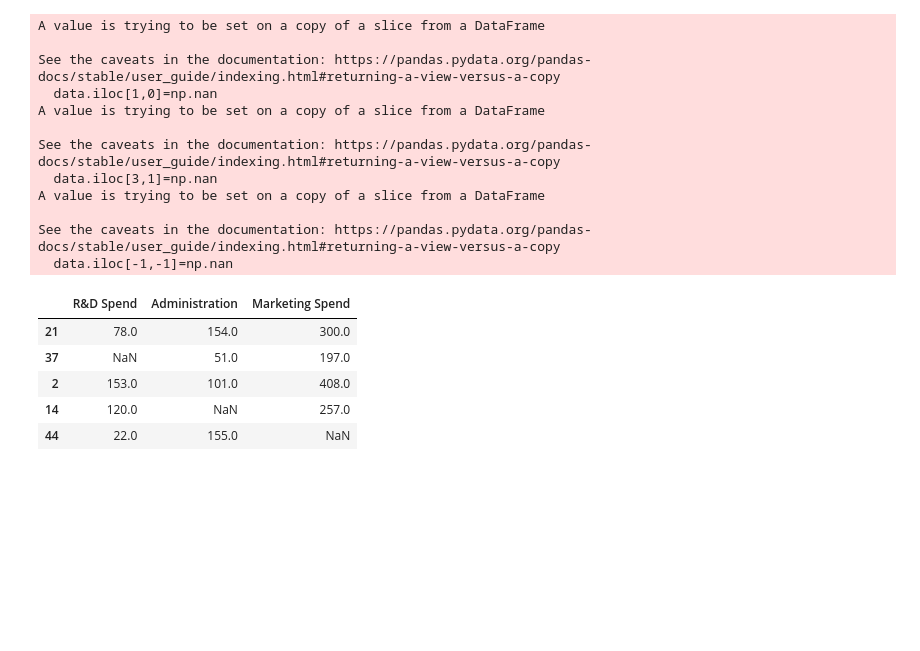
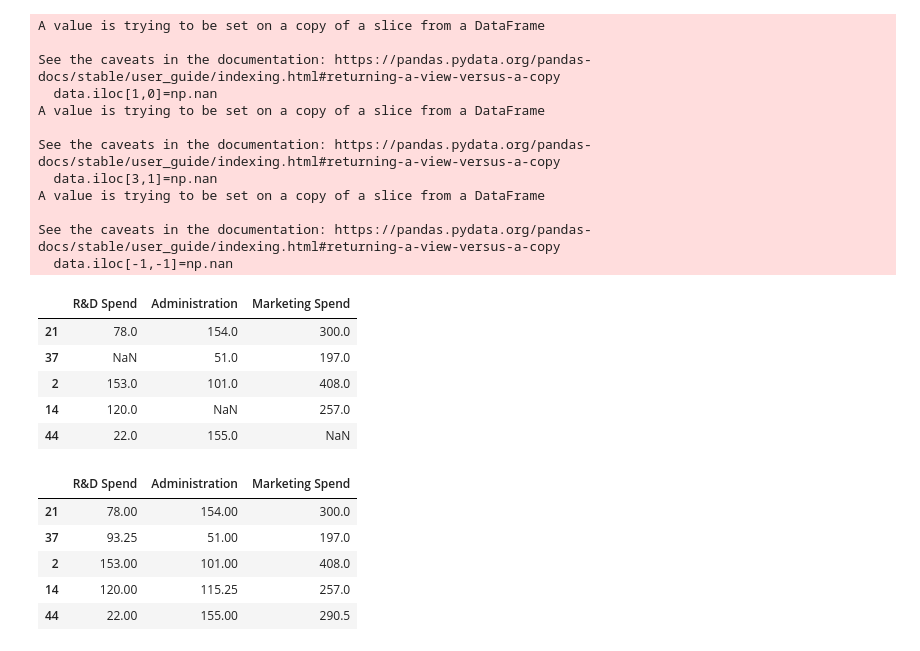
Before and after one commit to khanalasmit/machinelearning, a Jupyter notebook: 21-Multivarient-impuatition/iterative_impuation.ipynb, the cells around one changed output. Drawn from its saved outputs; the diff is of its cells as text; code cells hidden in the pictures; blank space fills up the shorter version.

```diff
--- a/21-Multivarient-impuatition/iterative_impuation.ipynb
+++ b/21-Multivarient-impuatition/iterative_impuation.ipynb
@@ -101,3 +101,12 @@ df0=pd.DataFrame()
 df0['R&D Spend']=data['R&D Spend'].fillna(data['R&D Spend'].mean())
 df0['Administration']=data['Administration'].fillna(data['Administration'].mean())
 df0['Marketing Spend']=data['Marketing Spend'].fillna(data['Marketing Spend'].mean())
+# %%
+df0
+# %% [output]
+|  | R&D Spend | Administration | Marketing Spend |
+| 21 | 78.00 | 154.00 | 300.0 |
+| 37 | 93.25 | 51.00 | 197.0 |
+| 2 | 153.00 | 101.00 | 408.0 |
+| 14 | 120.00 | 115.25 | 257.0 |
+| 44 | 22.00 | 155.00 | 290.5 |
```
Also changed, not shown: parts of 18 cells of this notebook.
